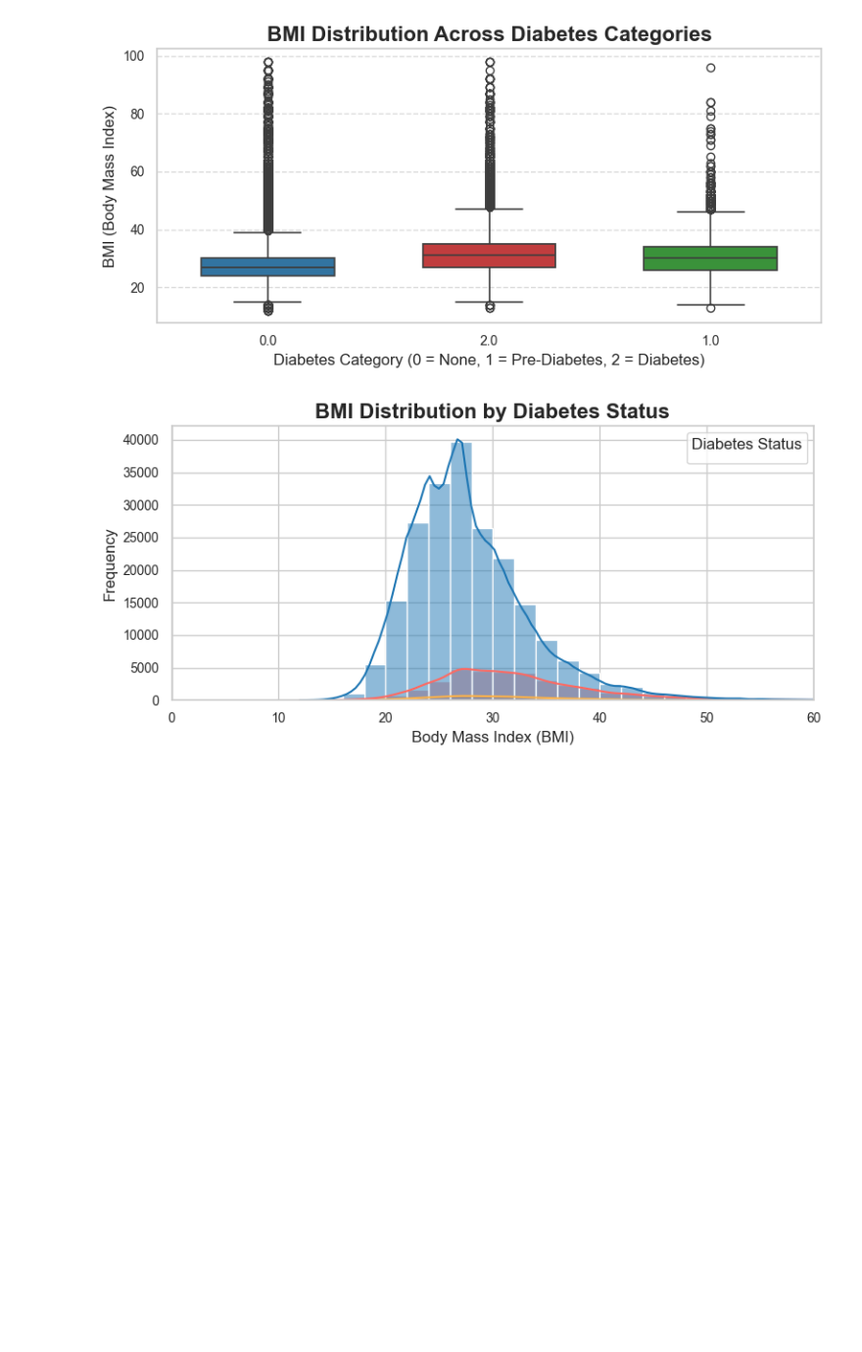
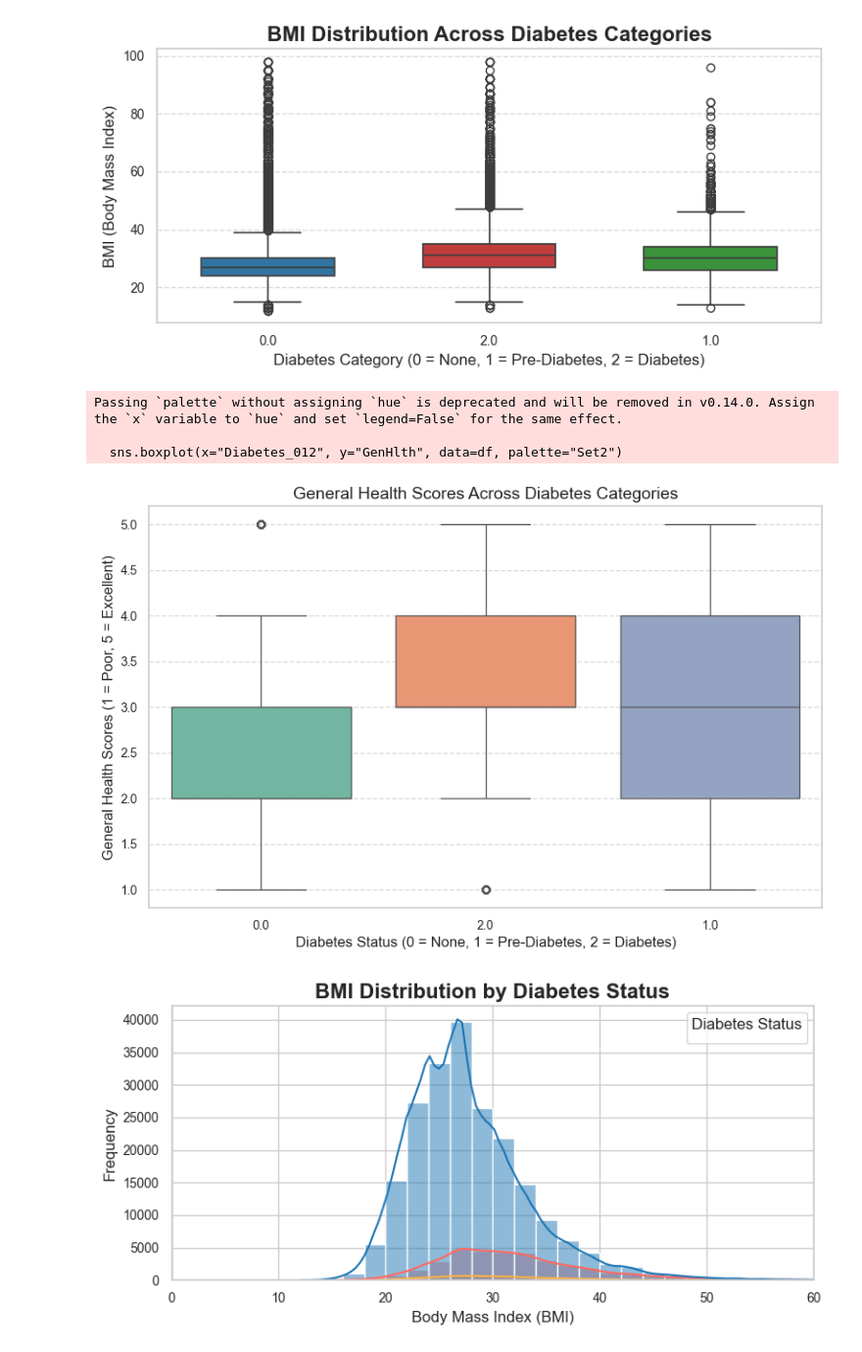
Before and after one commit to luiszanro/DIABETES, a Jupyter notebook: notebooks/diabetes_notebook.ipynb, the cells around one changed output. Shown: that part at 98% size. Saved outputs shown, nothing was run; the diff lists cells and outputs as text; code cells hidden in the pictures; blank space fills up the shorter version.

```diff
--- a/notebooks/diabetes_notebook.ipynb
+++ b/notebooks/diabetes_notebook.ipynb
@@ -214,4 +184,26 @@ Passing `palette` without assigning `hue` is deprecated and will be removed in v
 
   sns.boxplot(x='Diabetes_012', y='BMI', data=df, palette=palette, width=0.6, linewidth=1.2)
 [figure]
+# %%
+import pandas as pd
+import seaborn as sns
+import matplotlib.pyplot as plt
+
+# Plotting the data
+plt.figure(figsize=(10, 6))
+sns.boxplot(x="Diabetes_012", y="GenHlth", data=df, palette="Set2")
+
+# Customizing the plot
+plt.title("General Health Scores Across Diabetes Categories", fontsize=14)
+plt.xlabel("Diabetes Status (0 = None, 1 = Pre-Diabetes, 2 = Diabetes)", fontsize=12)
+plt.ylabel("General Health Scores (1 = Poor, 5 = Excellent)", fontsize=12)
+plt.xticks(fontsize=10)
+plt.yticks(fontsize=10)
+plt.grid(axis='y', linestyle='--', alpha=0.7)
+plt.show()
+# %% [output]
+Passing `palette` without assigning `hue` is deprecated and will be removed in v0.14.0. Assign the `x` variable to `hue` and set `legend=False` for the same effect.
+
+  sns.boxplot(x="Diabetes_012", y="GenHlth", data=df, palette="Set2")
+[figure, added]
 # %%
```
Also changed, not shown: parts of 17 cells of this notebook, 1 other file.
